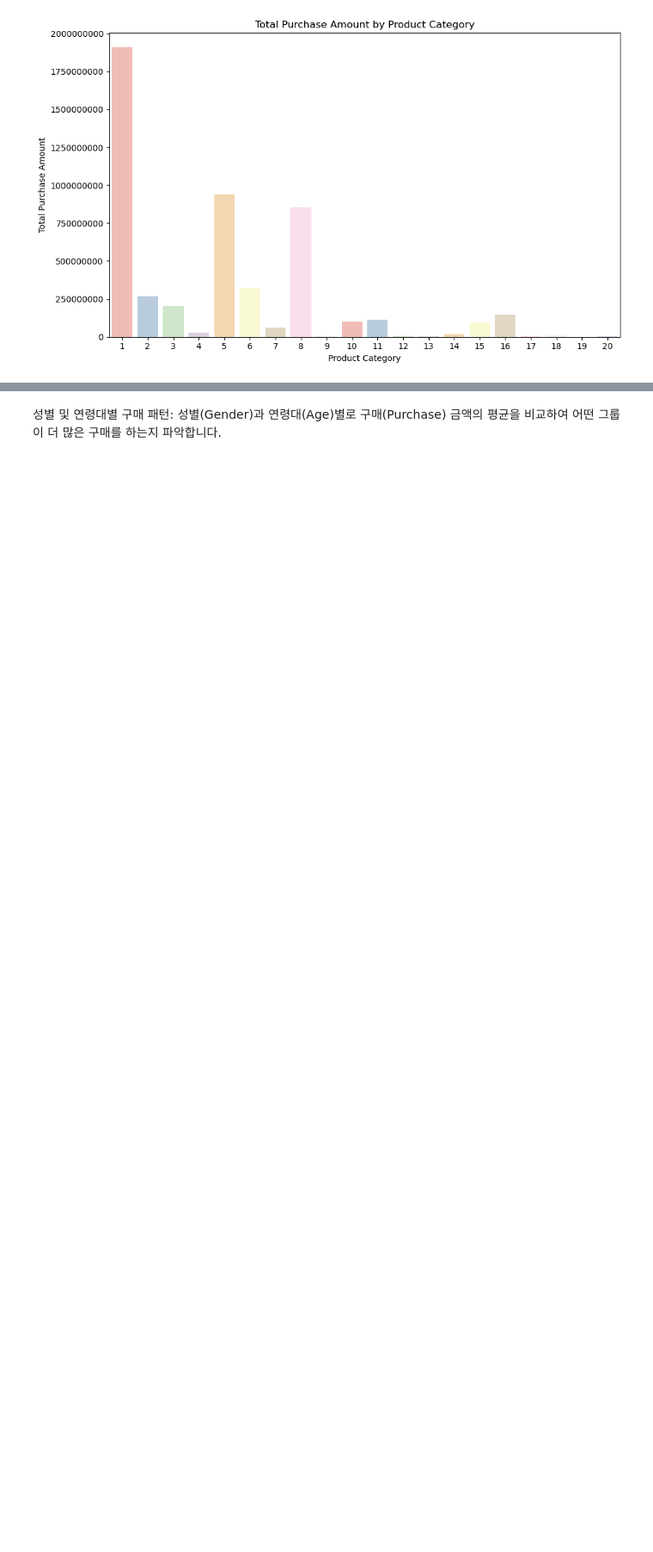
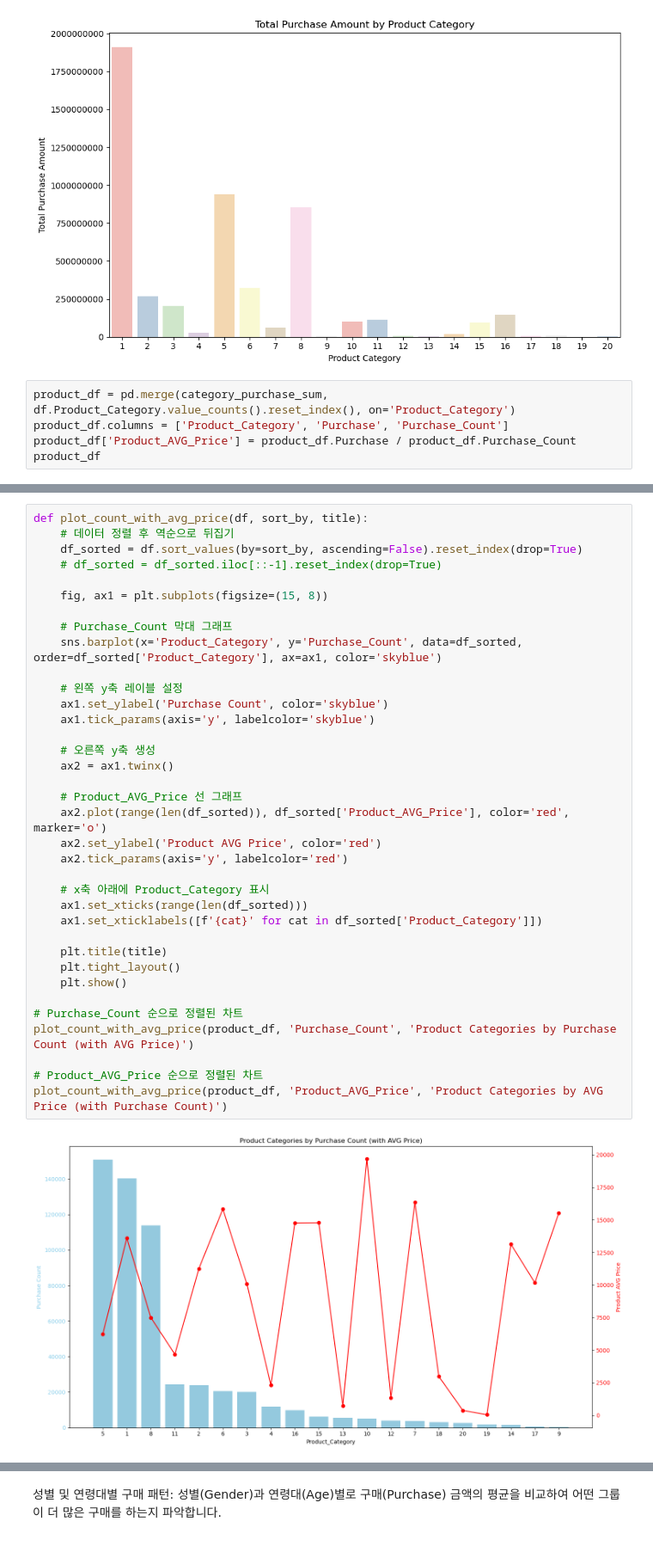
Before and after one commit to hoonzzang617/MultiCampus_DA, a Jupyter notebook: Project/쇼핑몰_데이터_분석.ipynb, the cells around one changed output, grey strips where cells are left out. Shown at 86% size. Cells and saved outputs as stored; diff of their text form; blank space fills up the shorter version.

```diff
--- a/Project/쇼핑몰_데이터_분석.ipynb
+++ b/Project/쇼핑몰_데이터_분석.ipynb
@@ -609,3 +609,8 @@ plt.tight_layout()  # 레이아웃 조정
 plt.show()
 # %% [output]
 [figure]
+# %%
+product_df = pd.merge(category_purchase_sum, df.Product_Category.value_counts().reset_index(), on='Product_Category')
+product_df.columns = ['Product_Category', 'Purchase', 'Purchase_Count']
+product_df['Product_AVG_Price'] = product_df.Purchase / product_df.Purchase_Count
+product_df
@@ -611,0 +635,38 @@ plt.show()
+# %%
+def plot_count_with_avg_price(df, sort_by, title):
+    # 데이터 정렬 후 역순으로 뒤집기
+    df_sorted = df.sort_values(by=sort_by, ascending=False).reset_index(drop=True)
+    # df_sorted = df_sorted.iloc[::-1].reset_index(drop=True)
+
+    fig, ax1 = plt.subplots(figsize=(15, 8))
+
+    # Purchase_Count 막대 그래프
+    sns.barplot(x='Product_Category', y='Purchase_Count', data=df_sorted, order=df_sorted['Product_Category'], ax=ax1, color='skyblue')
+
+    # 왼쪽 y축 레이블 설정
+    ax1.set_ylabel('Purchase Count', color='skyblue')
+    ax1.tick_params(axis='y', labelcolor='skyblue')
+
+    # 오른쪽 y축 생성
+    ax2 = ax1.twinx()
+
+    # Product_AVG_Price 선 그래프
+    ax2.plot(range(len(df_sorted)), df_sorted['Product_AVG_Price'], color='red', marker='o')
+    ax2.set_ylabel('Product AVG Price', color='red')
+    ax2.tick_params(axis='y', labelcolor='red')
+
+    # x축 아래에 Product_Category 표시
+    ax1.set_xticks(range(len(df_sorted)))
+    ax1.set_xticklabels([f'{cat}' for cat in df_sorted['Product_Category']])
+
+    plt.title(title)
+    plt.tight_layout()
+    plt.show()
+
+# Purchase_Count 순으로 정렬된 차트
+plot_count_with_avg_price(product_df, 'Purchase_Count', 'Product Categories by Purchase Count (with AVG Price)')
+
+# Product_AVG_Price 순으로 정렬된 차트
+plot_count_with_avg_price(product_df, 'Product_AVG_Price', 'Product Categories by AVG Price (with Purchase Count)')
+# %% [output]
+[figure, added]
```
Also changed, not shown: parts of 8 cells of this notebook.
